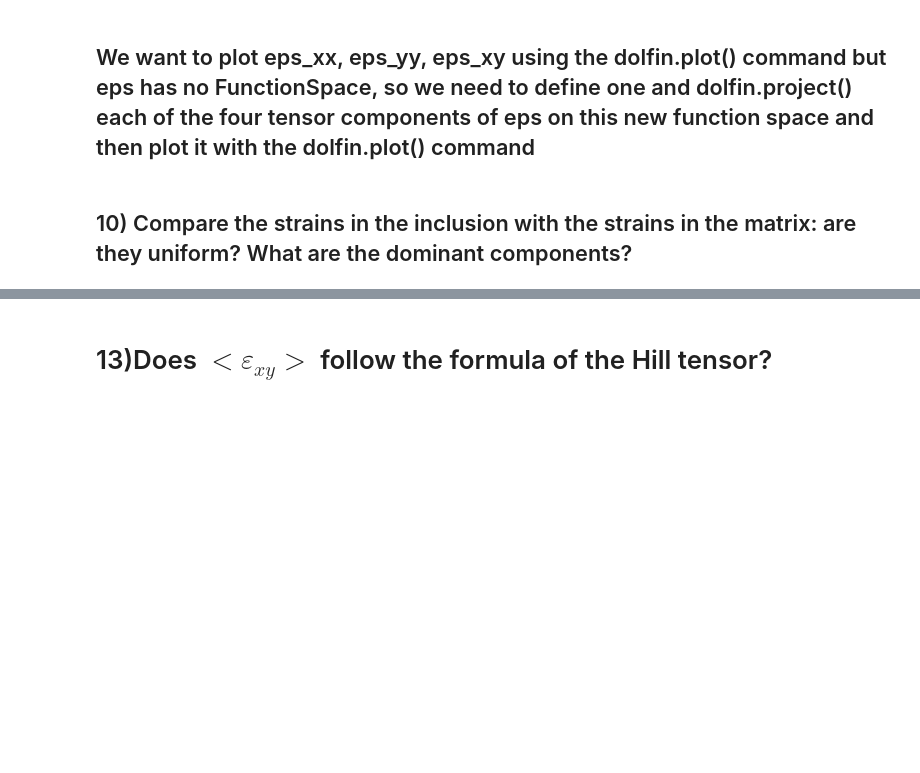
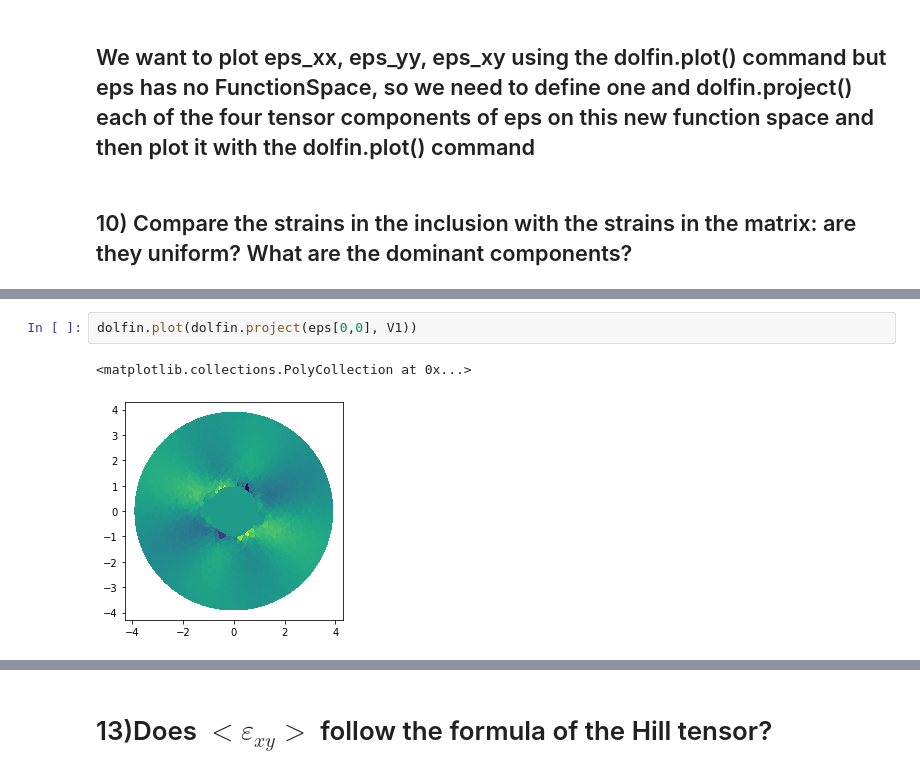
Before and after one commit to a-latyshev/Fenics_AMMS_2021, a Jupyter notebook: TP1/03-Eshelby_inhomogeneity.ipynb, the cells around one changed output, grey strips where cells are left out. Saved outputs shown, nothing was run; the diff lists cells and outputs as text; blank space fills up the shorter version.

```diff
--- a/TP1/03-Eshelby_inhomogeneity.ipynb
+++ b/TP1/03-Eshelby_inhomogeneity.ipynb
@@ -220,0 +258,5 @@ eps = dolfin.sym(dolfin.grad(usol))
+# %%
+dolfin.plot(dolfin.project(eps[0,0], V1))
+# %% [output]
+<matplotlib.collections.PolyCollection at 0x...>
+[figure, added]
```
Also changed, not shown: parts of 40 cells of this notebook, 2 other files.
